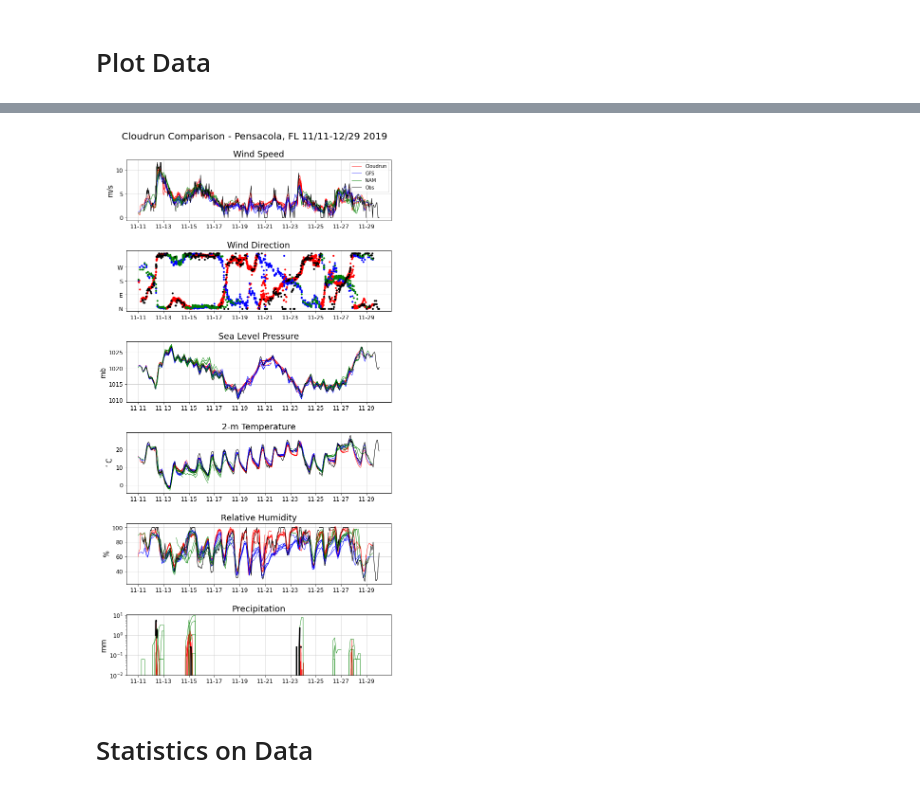
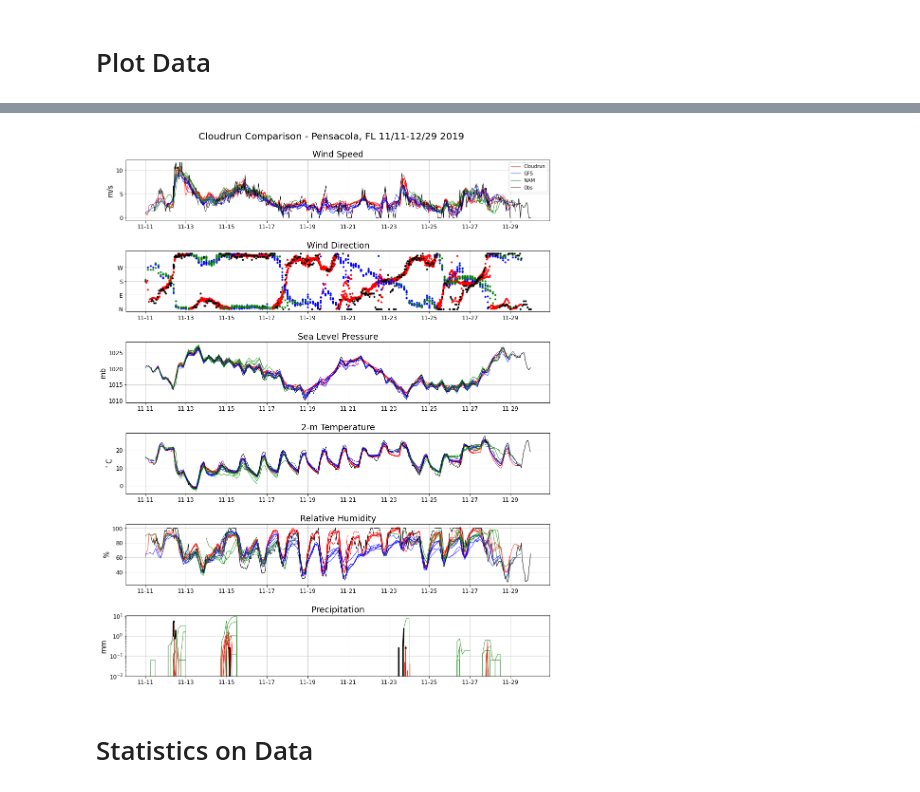
Before and after one commit to cloudruninc/pensacola-verification, a Jupyter notebook: Cloudrun_Pensacola.ipynb, the cells around one changed output, grey strips where cells are left out. Drawn from its saved outputs; the diff is of its cells as text; code cells hidden in the pictures.

```diff
--- a/Cloudrun_Pensacola.ipynb
+++ b/Cloudrun_Pensacola.ipynb
@@ -193,14 +166,29 @@ Wall time: 617 ms
+# %%
+for i in range(len(cr)):
+    cr[i]['wind_speed'] = np.sqrt(cr[i]['x_wind_10m']**2 + cr[i]['y_wind_10m']**2)
+    cr[i]['air_pressure_at_mean_sea_level'] /= 100.
+    cr[i]['air_temperature_2m'] -= 273.15
+    wind_dir1 = np.arctan2(- cr[i]['x_wind_10m'].values, - cr[i]['y_wind_10m'].values) * 180. / np.pi
+    wind_dir1[np.where(wind_dir1 < 0)] += 360
+    cr[i]['wind_dir'] = xr.DataArray(wind_dir1, coords=[('time', cr[i].time.values)])
+    rain_array = cr[i]['rainfall_amount'].values[1:] - cr[i]['rainfall_amount'].values[:-1]
+    cr[i]['rainfall_amount'] = xr.DataArray(rain_array, coords = [('time', cr[i].time.values[1:])])
 # %% [markdown]
 ## A very important variable: 'variables'
 ### referenced early and used throughout the notebook to plot and do statistics based on these variable names for all model and obs, chosen by the Cloudrun output names
 # %%
-variables = ['wind_speed','wind_dir', 'air_pressure_at_mean_sea_level', 'air_temperature_2m', 'relative_humidity_2m', 'rainfall_amount']
+variables = [
+    'wind_speed',
+    'wind_dir',
+    'air_pressure_at_mean_sea_level',
+    'air_temperature_2m',
+    'relative_humidity_2m',
+    'rainfall_amount'
+]
 # %% [markdown]
 # Plot Data
 # %%
-%%time
-
-fig, axes = plt.subplots(6,1, figsize = (10,20))                                                                             ## set amount of subplots (rows, cols) and figure size
+fig, axes = plt.subplots(6, 1, figsize=(16, 20))                                                                             ## set amount of subplots (rows, cols) and figure size
 titles = ['Wind Speed', 'Wind Direction', 'Sea Level Pressure', '2-m Temperature', 'Relative Humidity', 'Precipitation']      ## subplot titles
 ylabels_ = ['m/s', ' ', 'mb', '$^\circ$C', '%', 'mm']                                                                        ## y axis labels, variable units
 myFmt = mdates.DateFormatter('%m-%d')                                                                                        ## matplotlib data formatter for x-axis data labels
@@ -216,43 +204,32 @@ for n in range(len(variables)):
     if variables[n] == 'rainfall_amount':
 
         for i in range(0,len(cr)):
-
             ax[n].semilogy(cr[i].time, cr[i][variables[n]], c = 'red', linewidth = 0.8)
 
         for i in range(0, len(gfs)):
-
             ax[n].semilogy(gfs[i].time, gfs[i][variables[n]], c = 'blue', linewidth = 0.8)
 
         for i in range(0, len(nam)):
-
             ax[n].semilogy(nam[i].time, nam[i][variables[n]], c = 'green', linewidth = 0.8)
 
         ax[n].semilogy(obs.time, obs[variables[n]], c = 'k', linewidth = 3)
-
-        ax[n].set_ylim([1*10**-2, 1.1*10*1])
+        ax[n].set_ylim([1e-2, 1.1e1])
 
     else:
 
         for i in range(0,len(cr)):
-
             ax[n].plot(cr[i].time, cr[i][variables[n]], c = 'red', linewidth = 0 if variables[n] == 'wind_dir' else 0.8,
-
                    marker = '.' if variables[n] == 'wind_dir' else None, label = 'Cloudrun' if i==0 else None)
 
         for i in range(0,len(gfs)):
-
             ax[n].plot(gfs[i].time, gfs[i][variables[n]], c = 'blue', linewidth = 0 if variables[n] == 'wind_dir' else 0.8,
-
                    marker = '.' if variables[n] == 'wind_dir' else None, label = 'GFS' if i==0 else None)
 
         for i in range(0,len(nam)):
-
             ax[n].plot(nam[i].time, nam[i][variables[n]], c = 'green', linewidth = 0 if variables[n] == 'wind_dir' else 0.8,
-
                    marker = '.' if variables[n] == 'wind_dir' else None, label = 'NAM' if i==0 else None)
 
         ax[n].plot(obs.time, obs[variables[n]], c = 'k', linewidth = 0 if variables[n] == 'wind_dir' else 1.,
-
                    marker = '.' if variables[n] == 'wind_dir' else None, label = 'Obs' if n == 0 else None)
 
     ax[n].set_title(titles[n], fontsize = 18)
@@ -269,6 +246,5 @@ handles, labels = ax[0].get_legend_handles_labels()
 ax[0].legend(handles, labels, loc='upper right')
 plt.subplots_adjust(hspace=0.5)
 fig.suptitle('Cloudrun Comparison - Pensacola, FL 11/11-12/29 2019', fontsize = 20, y = .92)
-
 #plt.savefig('cloudrun_obs_mod_1.png', facecolor='white', edgecolor='none', bbox_inches= 'tight')
 # %% [output]
@@ -277,4 +252,4 @@ Wall time: 3.01 s
-[figure, old version]
+[figure, new version]
 # %% [markdown]
 # Statistics on Data
 # %%
```
Also changed, not shown: parts of 49 cells of this notebook.
